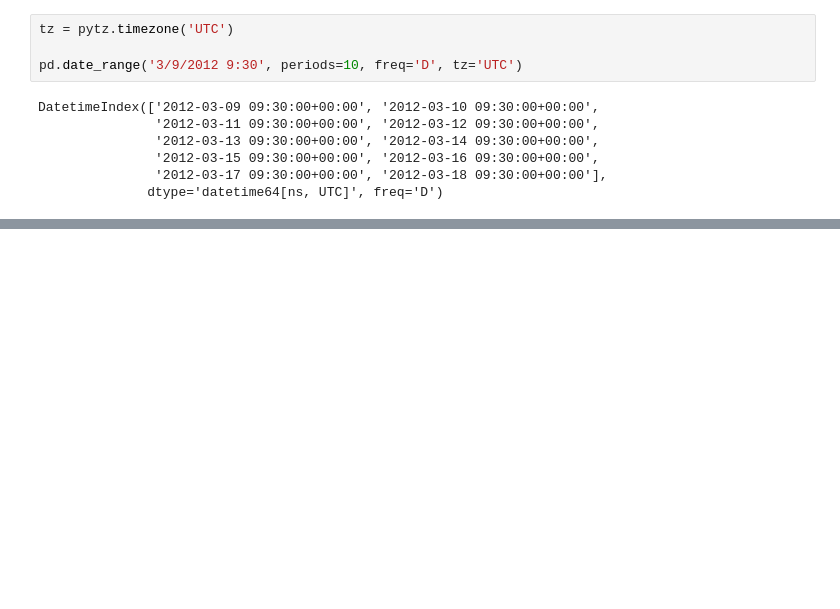
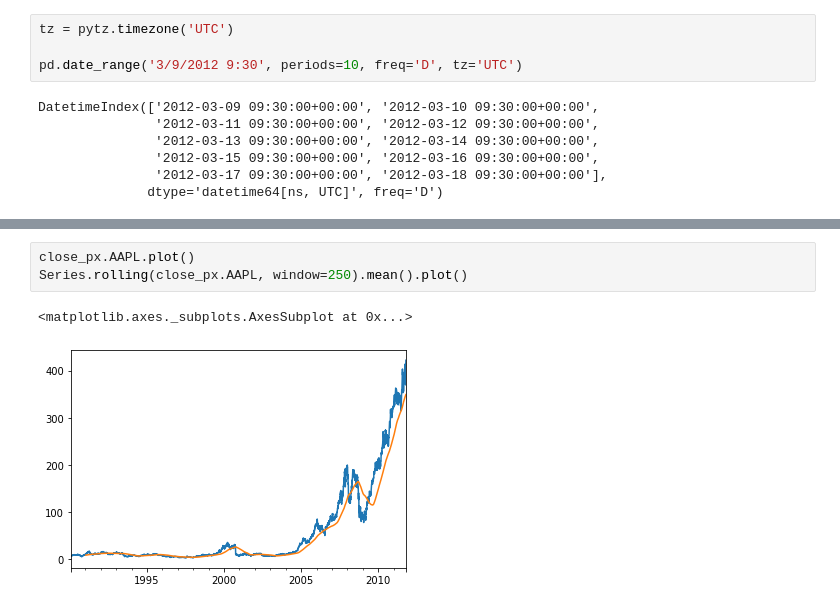
Before and after one commit to SteveHuxtable/Python_prepare_for_work, a Jupyter notebook: python_data_analysis_chap10.ipynb, the cells around one changed output, grey strips where cells are left out. Drawn from its saved outputs; the diff is of its cells as text; blank space fills up the shorter version.

```diff
--- a/python_data_analysis_chap10.ipynb
+++ b/python_data_analysis_chap10.ipynb
@@ -313,0 +607,6 @@ DatetimeIndex(['2012-03-09 09:30:00+00:00', '2012-03-10 09:30:00+00:00',
+# %%
+close_px.AAPL.plot()
+Series.rolling(close_px.AAPL, window=250).mean().plot()
+# %% [output]
+<matplotlib.axes._subplots.AxesSubplot at 0x...>
+[figure, added]
```
Also changed, not shown: parts of 30 cells of this notebook, 1 other file.
